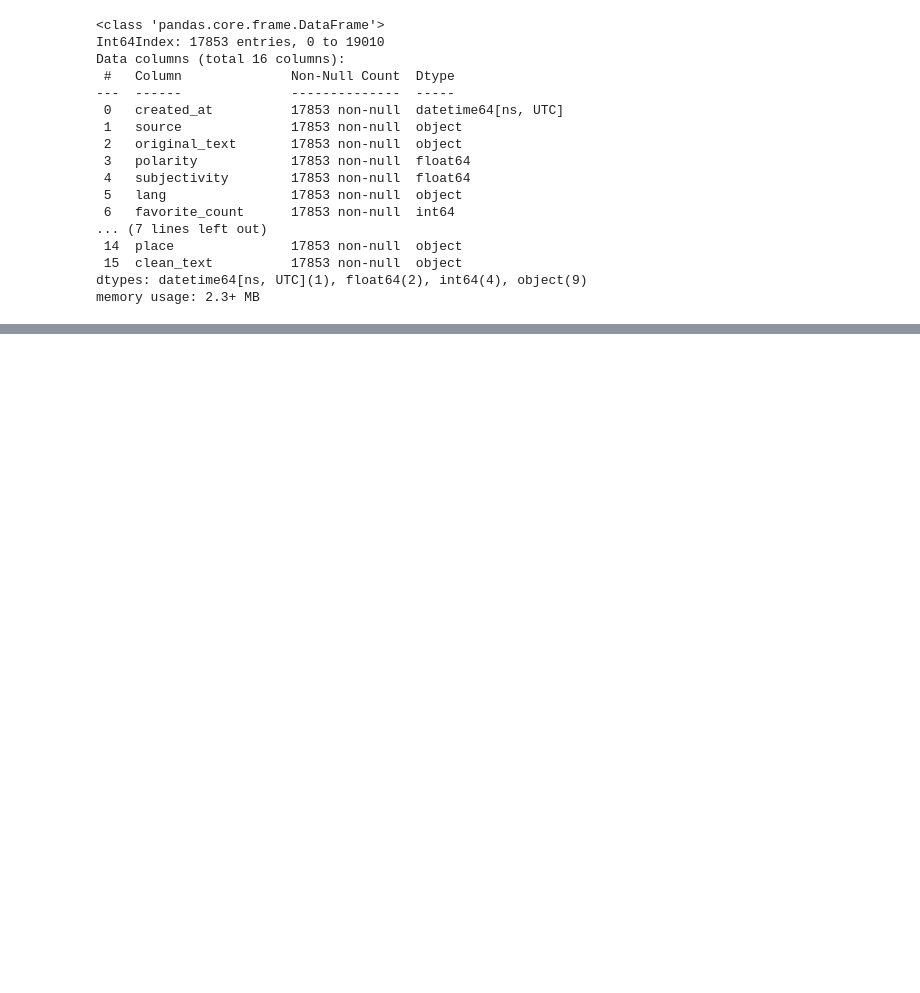
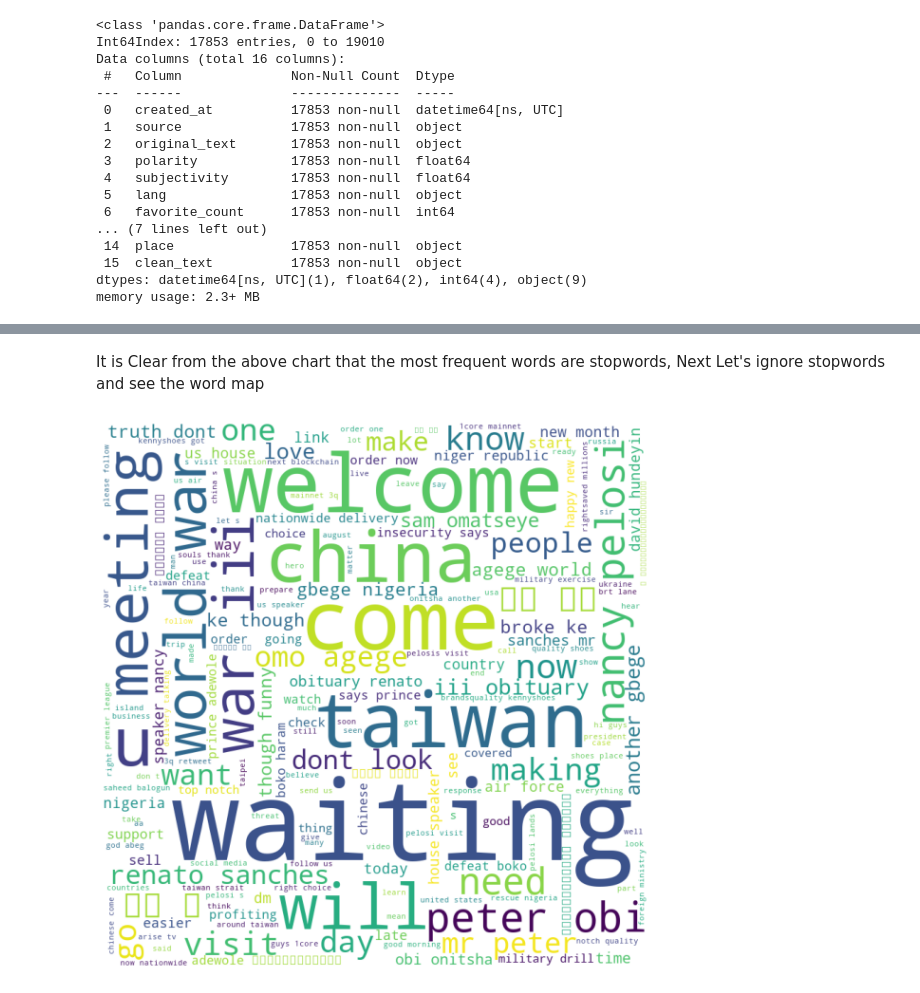
Before and after one commit to Nathnael12/Twitter-Data-Analysis, a Jupyter notebook: notebooks/data_exploration.ipynb, the cells around one changed output, grey strips where cells are left out. Drawn from its saved outputs; the diff is of its cells as text; code cells hidden in the pictures; blank space fills up the shorter version.

```diff
--- a/notebooks/data_exploration.ipynb
+++ b/notebooks/data_exploration.ipynb
@@ -203,0 +277,17 @@ memory usage: 2.3+ MB
+# %% [markdown]
+It is Clear from the above chart that the most frequent words are stopwords, Next Let's ignore stopwords and see the word map
+# %%
+words=(" ").join(list(flattened_words_df["word"]))
+wordcloud = WordCloud(width = 800, height = 800,
+                background_color ='white',
+                min_font_size = 10).generate(words)
+
+# plot the WordCloud image
+plt.figure(figsize = (8, 8), facecolor = None)
+plt.imshow(wordcloud)
+plt.axis("off")
+plt.tight_layout(pad = 0)
+
+plt.show()
+# %% [output]
+[figure, added]
```
Also changed, not shown: parts of 10 cells of this notebook.
